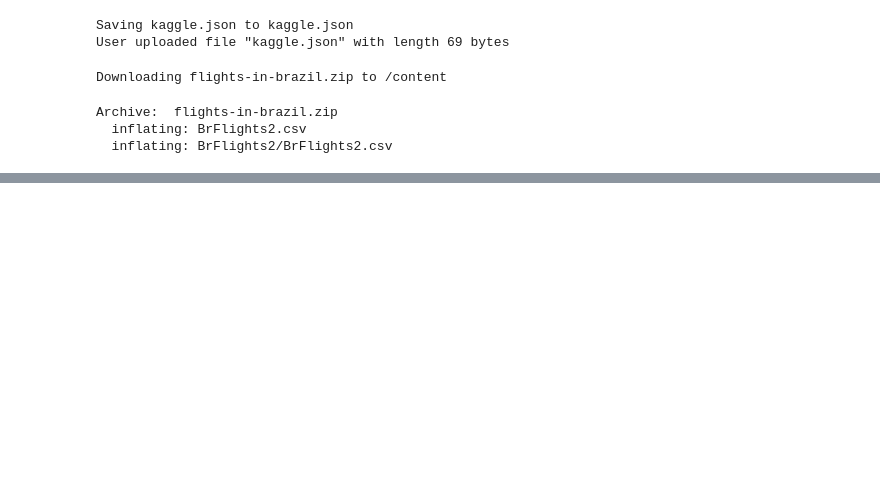
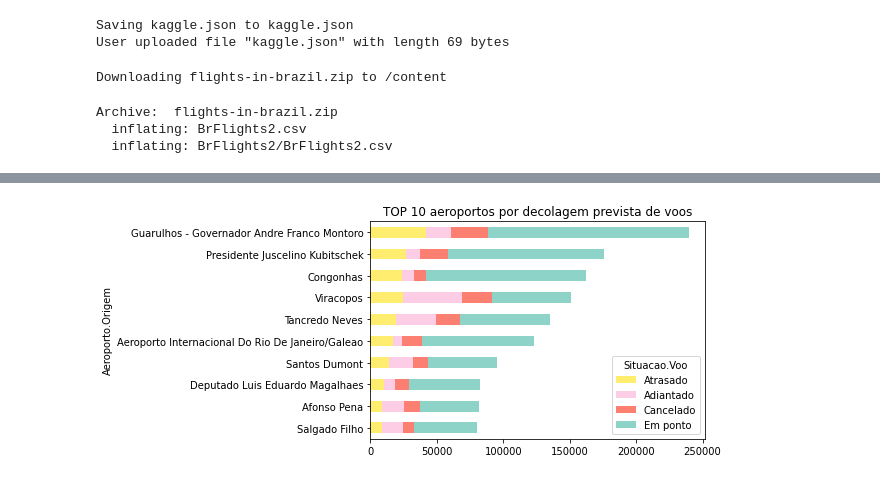
Before and after one commit to vinismachadoo/aviacao-civil-brasil, a Jupyter notebook: controle_estatistico_voos.ipynb, the cells around one changed output, grey strips where cells are left out. Saved outputs shown, nothing was run; the diff lists cells and outputs as text; code cells hidden in the pictures; blank space fills up the shorter version.

```diff
--- a/controle_estatistico_voos.ipynb
+++ b/controle_estatistico_voos.ipynb
@@ -45,0 +134,6 @@ voos_brasil = pd.read_csv('BrFlights2.csv', encoding='ISO-8859-1')
+# %%
+#10 maiores aeroportos por quantidade absoluta de voo
+situacao_por_aeroporto_origem = voos_brasil.groupby(['Aeroporto.Origem'])['Situacao.Voo'].value_counts().unstack()
+situacao_por_aeroporto_origem = situacao_por_aeroporto_origem.assign(tmp=situacao_por_aeroporto_origem.sum(axis=1)).sort_values('tmp', ascending=True).drop('tmp', 1)
+# %%
+situacao_por_aeroporto_origem = situacao_por_aeroporto_origem[['Atrasado','Adiantado','Cancelado','Em ponto']]
@@ -45,0 +155,5 @@ voos_brasil = pd.read_csv('BrFlights2.csv', encoding='ISO-8859-1')
+# %%
+situacao_por_aeroporto_origem.tail(10).plot(kind='barh', stacked=True, title='TOP 10 aeroportos por decolagem prevista de voos', colormap='Set3_r')
+plt.show()
+# %% [output]
+[figure, added]
```
Also changed, not shown: parts of 28 cells of this notebook.
